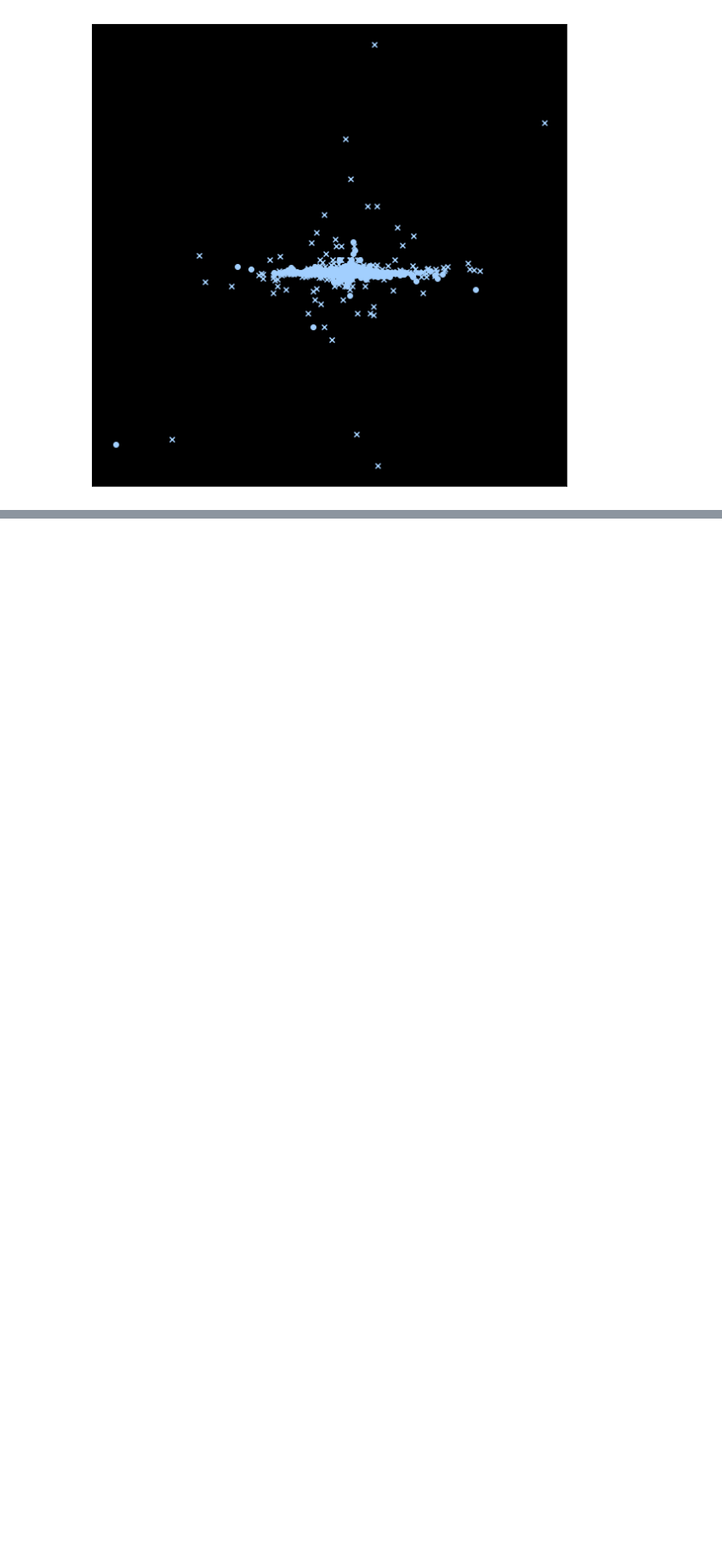
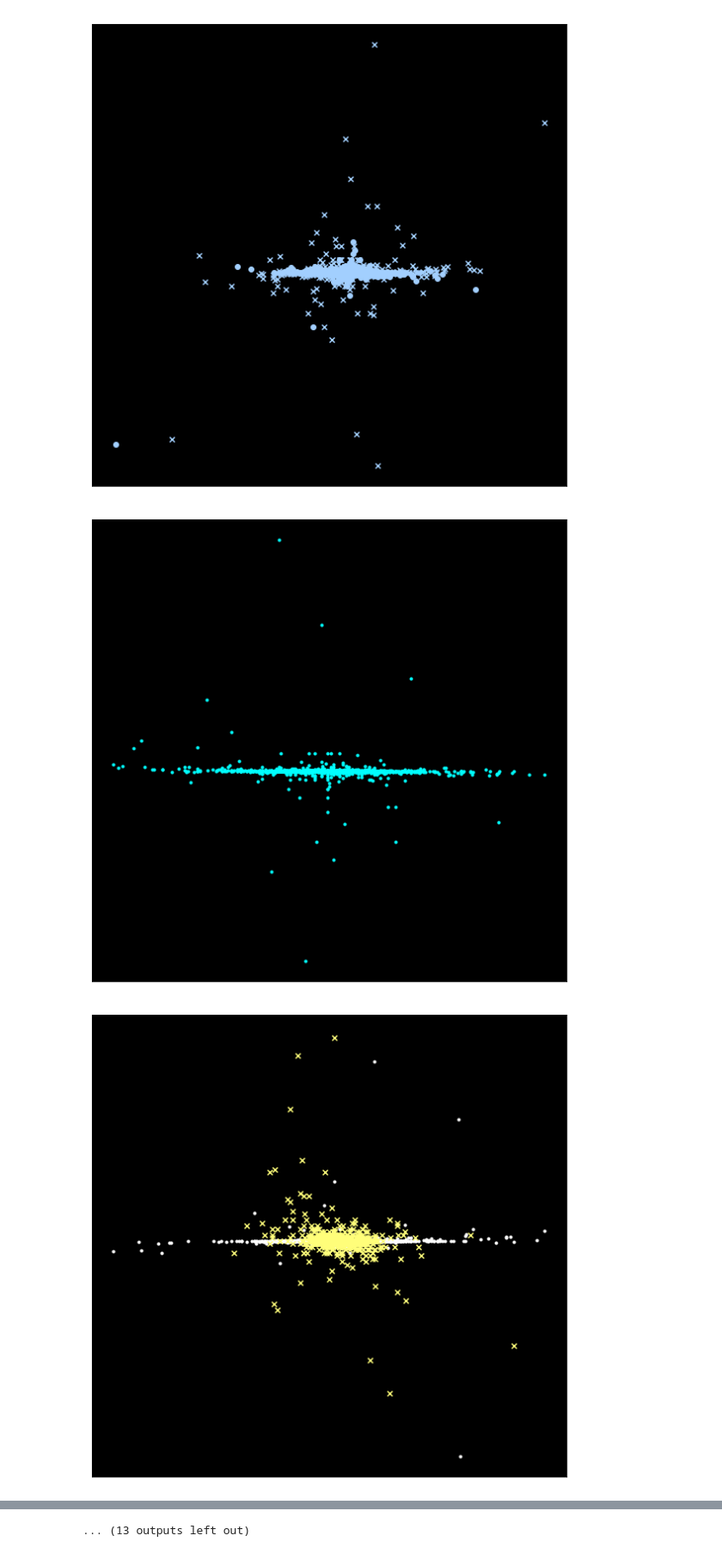
Before and after one commit to DanielJohnBenton/random-galaxy-generator, a Jupyter notebook: galaxy.ipynb, the cells around one changed output, grey strips where cells are left out. Shown: that part at 86% size. Cells and saved outputs as stored; diff of their text form; code cells hidden in the pictures; blank space fills up the shorter version.

```diff
--- a/galaxy.ipynb
+++ b/galaxy.ipynb
@@ -66,3 +66,9 @@ for i in range(5):
 [figure]
 [figure]
 [figure]
+# %%
+for i in range(25):
+    generate_galaxy()
+# %% [output]
+[figure, added]
+[figure, added]
@@ -68,0 +85 @@ for i in range(5):
+... (13 outputs left out)
```
Also changed, not shown: parts of 1 cell of this notebook.
